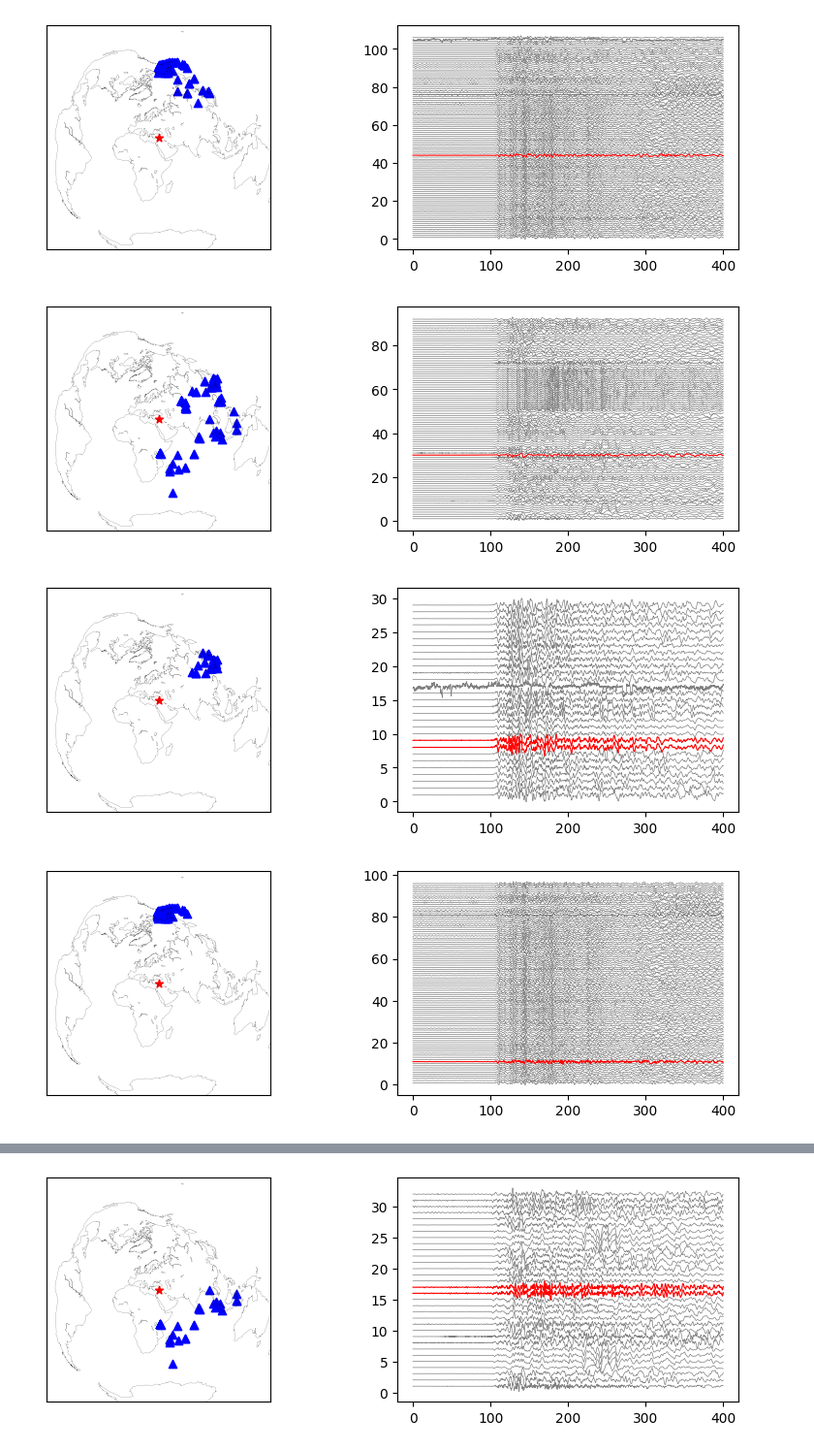
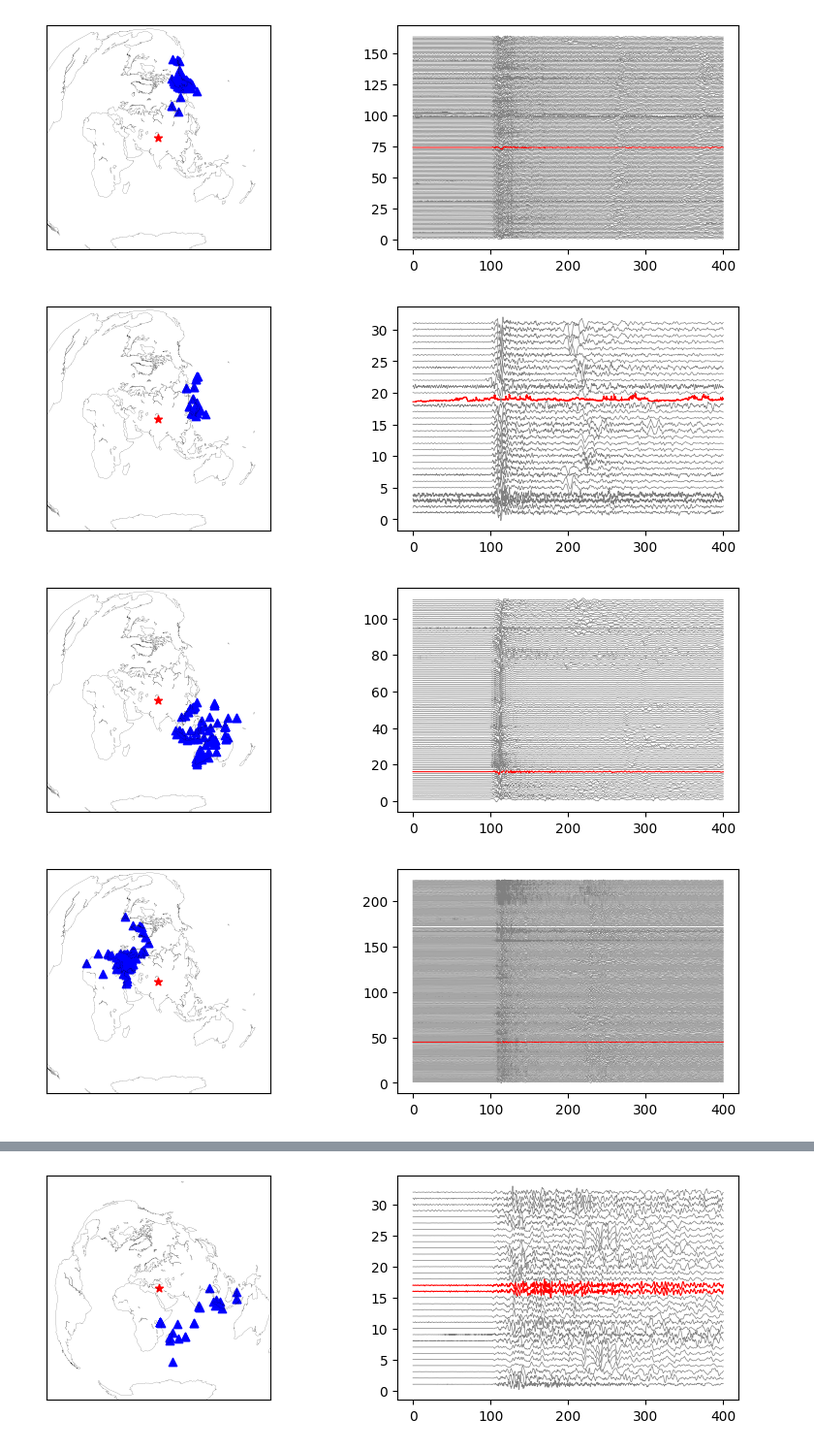
Before and after one commit to ajay6763/earthquake_bp_obspy, a Jupyter notebook: Array_selection.ipynb, the cells around one changed output, grey strips where cells are left out. Shown at 97% size. Drawn from its saved outputs; the diff is of its cells as text; code cells hidden in the pictures.

```diff
--- a/Array_selection.ipynb
+++ b/Array_selection.ipynb
@@ -27,7 +27,7 @@ corr_window=10
 snr_window=10
 extra_label='_10_sps'
 
-file='input_AU_Turkey_7.7.csv'
+file='input_default.csv'
 input = pd.read_csv('./'+file,header=None)
 a=input.to_dict('series')
 keys = a[0][:]
@@ -280,34 +280,34 @@ def array_selection_plot(stream,event_lat,event_long,az_min,az_max,dist_min,dist
     #fig.savefig(outdir+'/'+outname)
 # %%
 az_min=0
-az_max=50
+az_max=40
 dist_min=30
 dist_max=90
 array_selection_plot(stream_for_bp,event_lat,event_long,az_min,az_max,dist_min,dist_max)
 # %% [output]
-[figure, old version]
+[figure, new version]
 # %%
-az_min=50
-az_max=180
+az_min=40
+az_max=90
 dist_min=30
 dist_max=90
 array_selection_plot(stream_for_bp,event_lat,event_long,az_min,az_max,dist_min,dist_max)
 # %% [output]
-[figure, old version]
+[figure, new version]
 # %%
-az_min=40
-az_max=70
-dist_min=40
+az_min=90
+az_max=160
+dist_min=30
 dist_max=90
 array_selection_plot(stream_for_bp,event_lat,event_long,az_min,az_max,dist_min,dist_max)
 # %% [output]
-[figure, old version]
+[figure, new version]
 # %%
-az_min=-10
-az_max=30
-dist_min=70
+az_min=-120
+az_max=0
+dist_min=30
 dist_max=90
 array_selection_plot(stream_for_bp,event_lat,event_long,az_min,az_max,dist_min,dist_max)
 # %% [output]
-[figure, old version]
+[figure, new version]
 # %%
```
Also changed, not shown: parts of 4 cells of this notebook, 3 other files.
